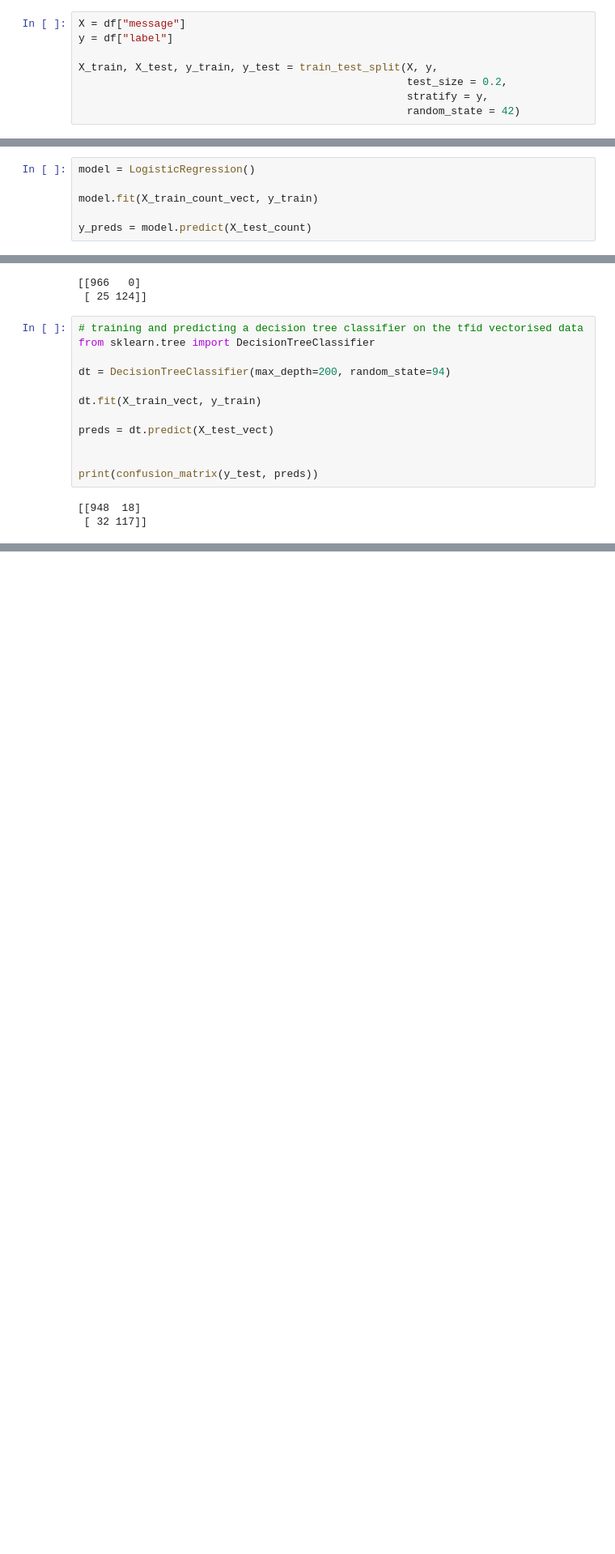
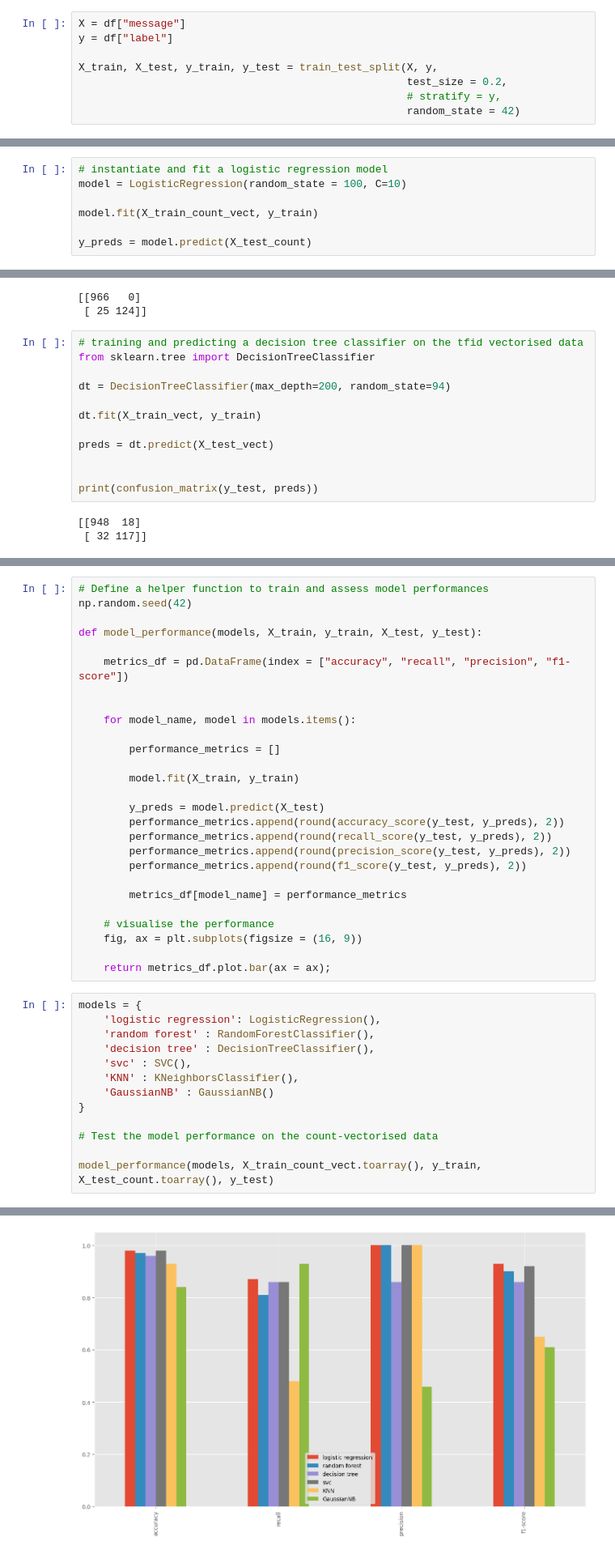
Before and after one commit to MKOfosu/Spam-Detection-Project, a Jupyter notebook: Spam Detection Project.ipynb, the cells around one changed output, grey strips where cells are left out. Shown at 81% size. Drawn from its saved outputs; the diff is of its cells as text; blank space fills up the shorter version.

```diff
--- a/Spam Detection Project.ipynb
+++ b/Spam Detection Project.ipynb
@@ -79,5 +89,5 @@ y = df["label"]
 
 X_train, X_test, y_train, y_test = train_test_split(X, y,
                                                     test_size = 0.2,
-                                                    stratify = y,
+                                                    # stratify = y,
                                                     random_state = 42)
@@ -103,7 +104,8 @@ X_train_count_vect = count_vectorizer.fit_transform(X_train)
 
 X_test_count = count_vectorizer.transform(X_test)
 # %%
-model = LogisticRegression()
+# instantiate and fit a logistic regression model
+model = LogisticRegression(random_state = 100, C=10)
 
 model.fit(X_train_count_vect, y_train)
 
@@ -274,0 +317,41 @@ print(confusion_matrix(y_test, preds))
+# %%
+# Define a helper function to train and assess model performances
+np.random.seed(42)
+
+def model_performance(models, X_train, y_train, X_test, y_test):
+
+    metrics_df = pd.DataFrame(index = ["accuracy", "recall", "precision", "f1-score"])
+
+
+    for model_name, model in models.items():
+
+        performance_metrics = []
+
+        model.fit(X_train, y_train)
+
+        y_preds = model.predict(X_test)
+        performance_metrics.append(round(accuracy_score(y_test, y_preds), 2))
+        performance_metrics.append(round(recall_score(y_test, y_preds), 2))
+        performance_metrics.append(round(precision_score(y_test, y_preds), 2))
+        performance_metrics.append(round(f1_score(y_test, y_preds), 2))
+
+        metrics_df[model_name] = performance_metrics
+
+    # visualise the performance
+    fig, ax = plt.subplots(figsize = (16, 9))
+
+    return metrics_df.plot.bar(ax = ax);
+# %%
+models = {
+    'logistic regression': LogisticRegression(),
+    'random forest' : RandomForestClassifier(),
+    'decision tree' : DecisionTreeClassifier(),
+    'svc' : SVC(),
+    'KNN' : KNeighborsClassifier(),
+    'GaussianNB' : GaussianNB()
+}
+
+# Test the model performance on the count-vectorised data
+
+model_performance(models, X_train_count_vect.toarray(), y_train, X_test_count.toarray(), y_test)
+# %% [output]
@@ -274,0 +359 @@ print(confusion_matrix(y_test, preds))
+[figure, added]
```
Also changed, not shown: parts of 26 cells of this notebook.
